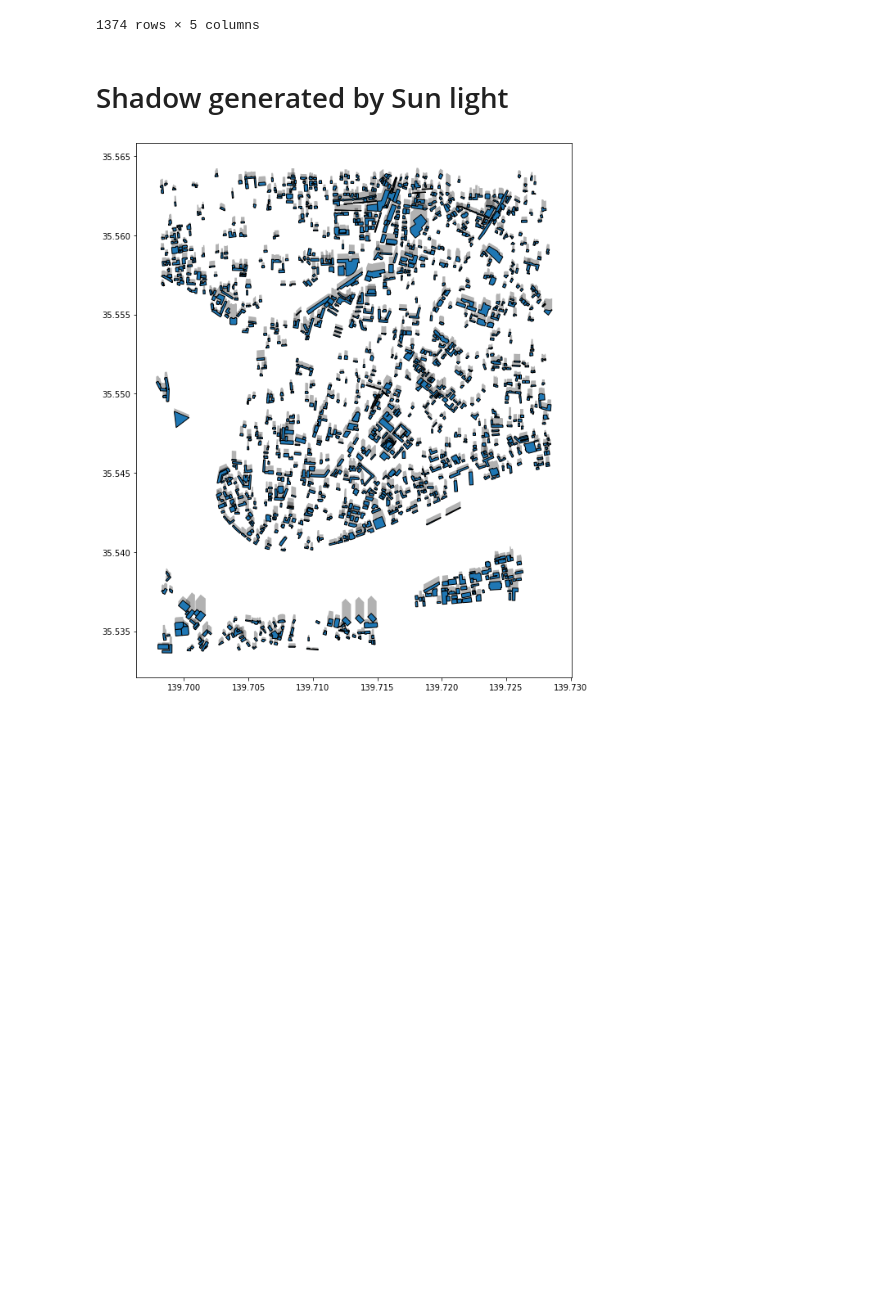
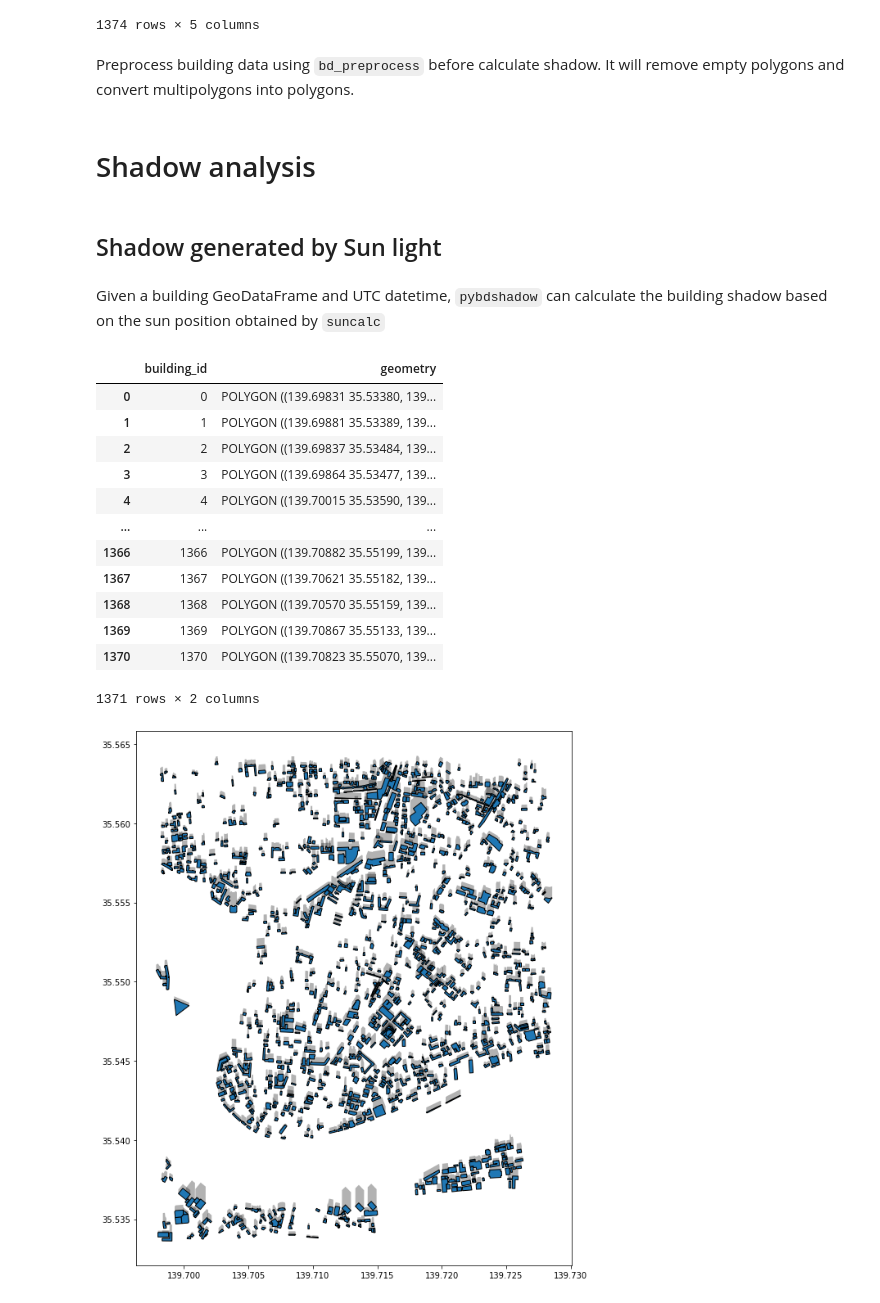
Before and after one commit to ni1o1/pybdshadow, a Jupyter notebook: example/example.ipynb, the cells around one changed output. Cells and saved outputs as stored; diff of their text form; code cells hidden in the pictures; blank space fills up the shorter version.

```diff
--- a/example/example.ipynb
+++ b/example/example.ipynb
@@ -25,0 +30,2 @@ buildings = pybdshadow.bd_preprocess(buildings)
+# %% [markdown]
+Preprocess building data using `bd_preprocess` before calculate shadow. It will remove empty polygons and convert multipolygons into polygons.
@@ -26,8 +34,27 @@ buildings = pybdshadow.bd_preprocess(buildings)
+# %% [markdown]
+# Shadow analysis
 # %% [markdown]
-# Shadow generated by Sun light
+## Shadow generated by Sun light
+# %% [markdown]
+Given a building GeoDataFrame and UTC datetime, `pybdshadow` can calculate the building shadow based on the sun position obtained by `suncalc`
 # %%
 #Given UTC time
 date = pd.to_datetime('2015-01-01 02:45:33.959797119')
 #Calculate shadows
 shadows = pybdshadow.bdshadow_sunlight(buildings,date)
+shadows
+# %% [output]
+|  | building_id | geometry |
+| 0 | 0 | POLYGON ((139.69831 35.53380, 139... |
+| 1 | 1 | POLYGON ((139.69881 35.53389, 139... |
+| 2 | 2 | POLYGON ((139.69837 35.53484, 139... |
+| 3 | 3 | POLYGON ((139.69864 35.53477, 139... |
+| 4 | 4 | POLYGON ((139.70015 35.53590, 139... |
+| ... | ... | ... |
+| 1366 | 1366 | POLYGON ((139.70882 35.55199, 139... |
+| 1367 | 1367 | POLYGON ((139.70621 35.55182, 139... |
+| 1368 | 1368 | POLYGON ((139.70570 35.55159, 139... |
+| 1369 | 1369 | POLYGON ((139.70867 35.55133, 139... |
+| 1370 | 1370 | POLYGON ((139.70823 35.55070, 139... |
+1371 rows × 2 columns
 # %%
```
Also changed, not shown: parts of 24 cells of this notebook, 4 other files.
